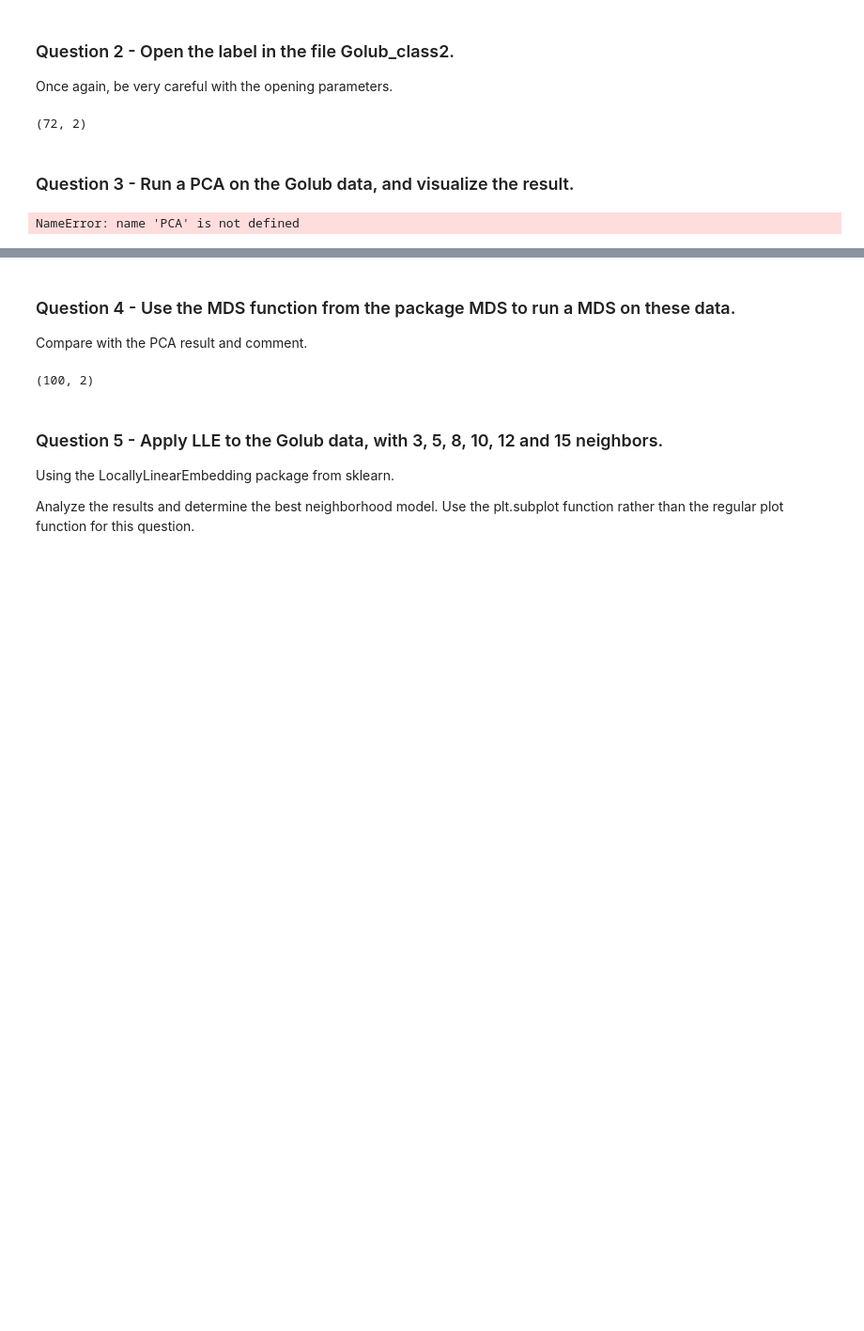
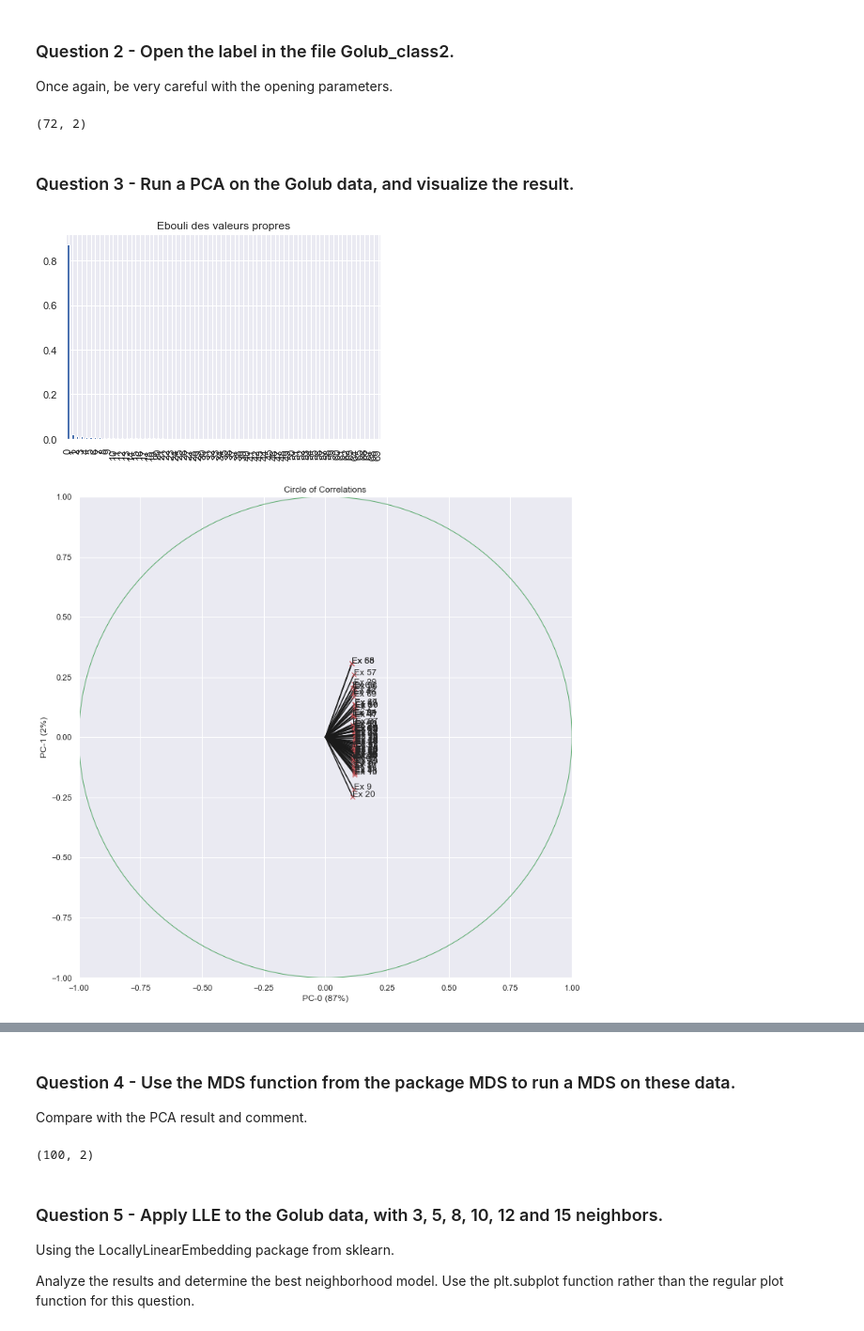
Before and after one commit to sebastienmascha/data-science-ML-python-isep, a Jupyter notebook: Lab3_mascha_sebastien/Lab3_ExB-Copy1.ipynb, the cells around one changed output, grey strips where cells are left out. Shown at 94% size. Drawn from its saved outputs; the diff is of its cells as text; code cells hidden in the pictures; blank space fills up the shorter version.

```diff
--- a/Lab3_mascha_sebastien/Lab3_ExB-Copy1.ipynb
+++ b/Lab3_mascha_sebastien/Lab3_ExB-Copy1.ipynb
@@ -68,31 +81,37 @@ def circleOfCorrelations(pc_infos, ebouli):
         y = pc_infos["PC-1"][idx]
         plt.plot([0.0,x],[0.0,y],'k-')
         plt.plot(x, y, 'rx')
         plt.annotate(pc_infos.index[idx], xy=(x,y))
     plt.xlabel("PC-0 (%s%%)" % str(ebouli[0])[:4].lstrip("0."))
     plt.ylabel("PC-1 (%s%%)" % str(ebouli[1])[:4].lstrip("0."))
     plt.xlim((-1,1))
     plt.ylim((-1,1))
     plt.title("Circle of Correlations")
 
 def myPCA(df, clusters=None):
     # Normalize data
     df_norm = (df - df.mean()) / df.std()
     # PCA
     pca = PCA(n_components='mle')
     pca_res = pca.fit_transform(df_norm.values)
     # Ebouli
     ebouli = pd.Series(pca.explained_variance_ratio_)
     ebouli.plot(kind='bar', title="Ebouli des valeurs propres")
     plt.show()
     # Circle of correlations
     coef = np.transpose(pca.components_)
     cols = ['PC-'+str(x) for x in range(len(ebouli))]
     pc_infos = pd.DataFrame(coef, columns=cols, index=df_norm.columns)
     circleOfCorrelations(pc_infos, ebouli)
     plt.show()
     return pc_infos, ebouli
 
 myPCA(golub_df)
+
+golub_df_norm = (golub_df - golub_df.mean()) / golub_df.std()
+figure, correlation_matrix = plot_pca_correlation_graph(golub_df_norm,
+                                                        golub_class,
+                                                        figure_axis_size=10)
 # %% [output]
-NameError: name 'PCA' is not defined
+[figure, added]
+[figure, added]
```
Also changed, not shown: parts of 3 cells of this notebook, 2 other files.
